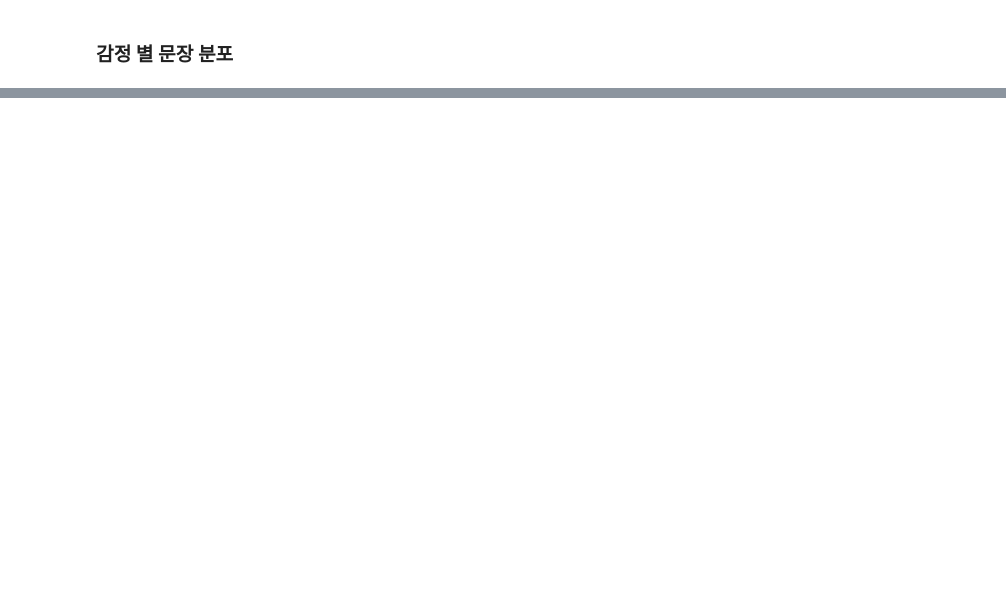
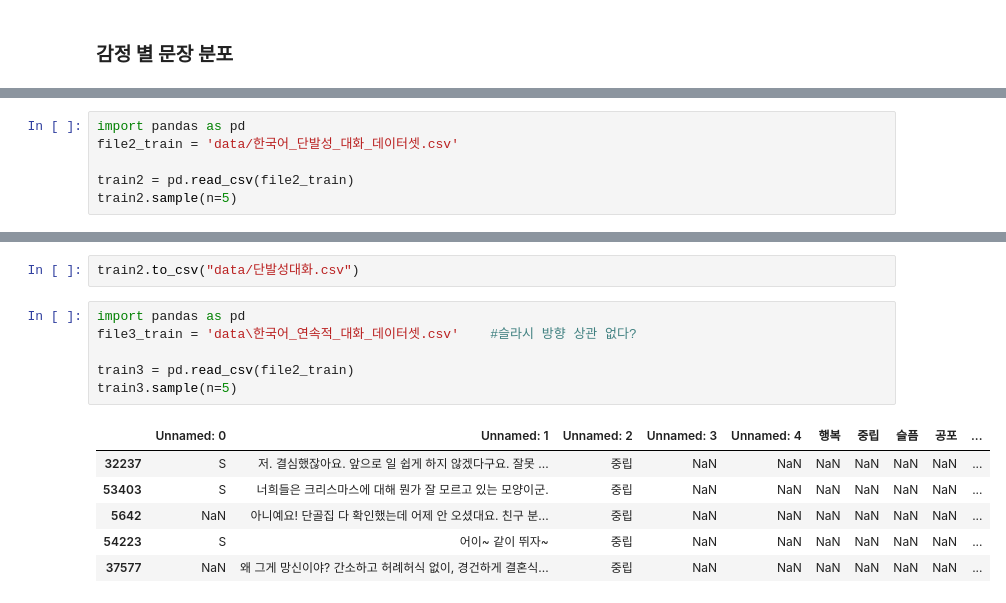
Before and after one commit to Bongwoo2lee/floread, a Jupyter notebook: sentiment-analysis/EDA.ipynb, the cells around one changed output, grey strips where cells are left out. Drawn from its saved outputs; the diff is of its cells as text; blank space fills up the shorter version.

```diff
--- a/sentiment-analysis/EDA.ipynb
+++ b/sentiment-analysis/EDA.ipynb
@@ -138,0 +170,6 @@ NameError: name 'train1' is not defined
+# %%
+import pandas as pd
+file2_train = 'data/한국어_단발성_대화_데이터셋.csv'
+
+train2 = pd.read_csv(file2_train)
+train2.sample(n=5)
@@ -138,0 +228,15 @@ NameError: name 'train1' is not defined
+# %%
+train2.to_csv("data/단발성대화.csv")
+# %%
+import pandas as pd
+file3_train = 'data\한국어_연속적_대화_데이터셋.csv'    #슬라시 방향 상관 없다?
+
+train3 = pd.read_csv(file2_train)
+train3.sample(n=5)
+# %% [output]
+|  | Unnamed: 0 | Unnamed: 1 | Unnamed: 2 | Unnamed: 3 | Unnamed: 4 | 행복 | 중립 | 슬픔 | 공포 | ... |
+| 32237 | S | 저. 결심했잖아요. 앞으로 일 쉽게 하지 않겠다구요. 잘못 ... | 중립 | NaN | NaN | NaN | NaN | NaN | NaN | ... |
+| 53403 | S | 너희들은 크리스마스에 대해 뭔가 잘 모르고 있는 모양이군. | 중립 | NaN | NaN | NaN | NaN | NaN | NaN | ... |
+| 5642 | NaN | 아니예요! 단골집 다 확인했는데 어제 안 오셨대요. 친구 분... | 중립 | NaN | NaN | NaN | NaN | NaN | NaN | ... |
+| 54223 | S | 어이~ 같이 뛰자~ | 중립 | NaN | NaN | NaN | NaN | NaN | NaN | ... |
+| 37577 | NaN | 왜 그게 망신이야? 간소하고 허례허식 없이, 경건하게 결혼식... | 중립 | NaN | NaN | NaN | NaN | NaN | NaN | ... |
```
Also changed, not shown: parts of 25 cells of this notebook, 2 other files.
